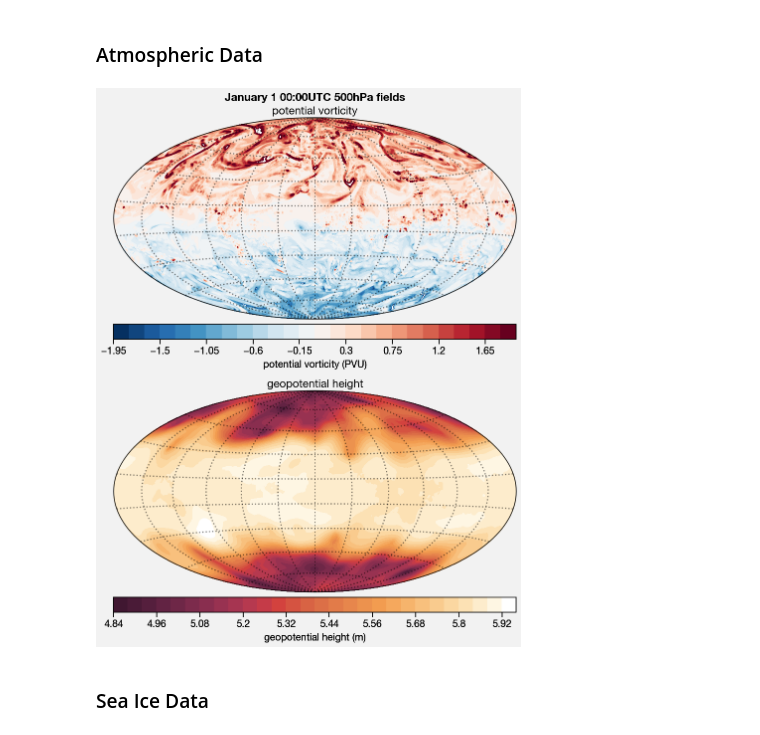
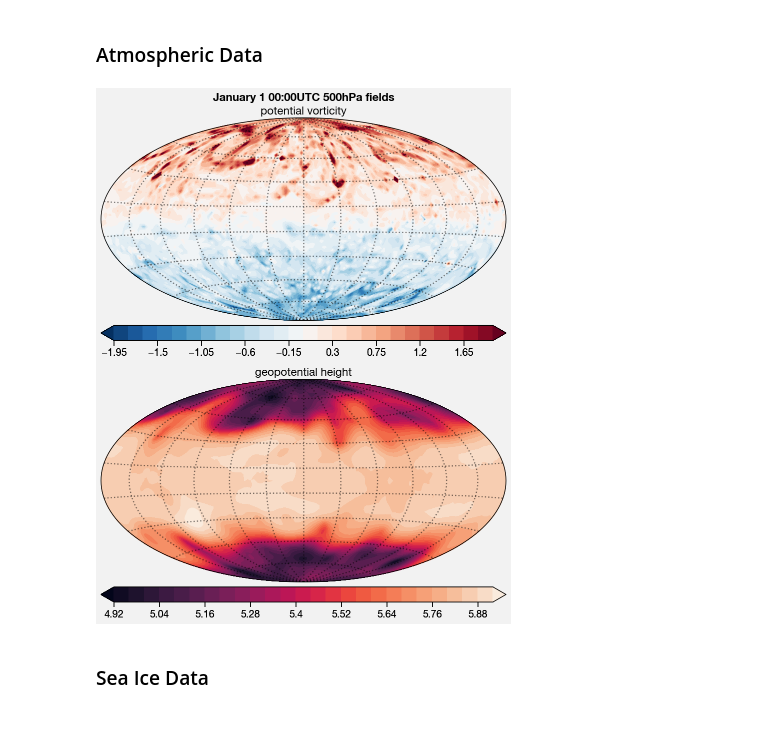
Before and after one commit to bradyrx/climate_in_color, a Jupyter notebook: notebooks/build_your_own_colormaps.ipynb, the cells around one changed output. Cells and saved outputs as stored; diff of their text form; code cells hidden in the pictures.

```diff
--- a/notebooks/build_your_own_colormaps.ipynb
+++ b/notebooks/build_your_own_colormaps.ipynb
@@ -138,24 +134,25 @@ ax.format(land=True, title='Sea Surface Temperature Climatology')
 # %%
 import proplot as plot
 import xarray as xr
 
+sel = {'time':0, 'longitude':slice(None,None,10), 'latitude':slice(None,None,10)}
 data = xr.open_dataset('../data/ERA5.500mb.2018-01-01.nc')
-vor = data['pv'].isel(time=0)*1e6
+vor = data['pv'].isel(**sel)*1e6
 vor.attrs.update({'units':'PVU', 'long_name':'potential vorticity'})
-geo = data['z'].isel(time=0)/1e3/9.81
+geo = data['z'].isel(**sel)/1e3/9.81
 geo.attrs.update({'units':'m', 'long_name':'geopotential height'})
 
 # Your colormap here!
 cmap1 = 'BuRd'
-cmap2 = 'Fire_r'
+cmap2 = 'Rocket'
 
 N = 30
 f, axs = plot.subplots(nrows=2, proj='hammer', axwidth=4.5)
-axs[0].contourf(vor, vmin=-2, vmax=2, cmap=cmap1, N=N, colorbar='b')
-axs[1].contourf(geo, cmap=cmap2, N=N, colorbar='b')
+axs[0].contourf(vor, vmin=-2, vmax=2, cmap=cmap1, N=N, colorbar='b', extend='both', globe=True)
+axs[1].contourf(geo, cmap=cmap2, N=N, colorbar='b', extend='both', globe=True)
 axs.format(suptitle='January 1 00:00UTC 500hPa fields')
 # %% [output]
-[figure, old version]
+[figure, new version]
 # %% [markdown]
 ### Sea Ice Data
 # %%
```
Also changed, not shown: parts of 1 cell of this notebook.
